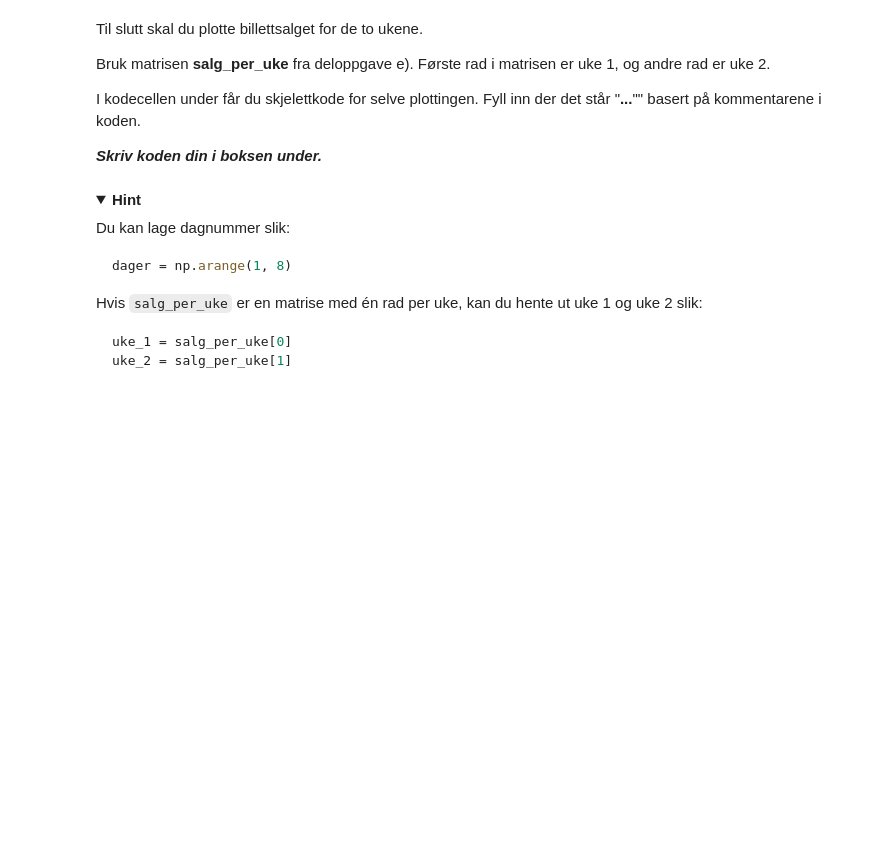
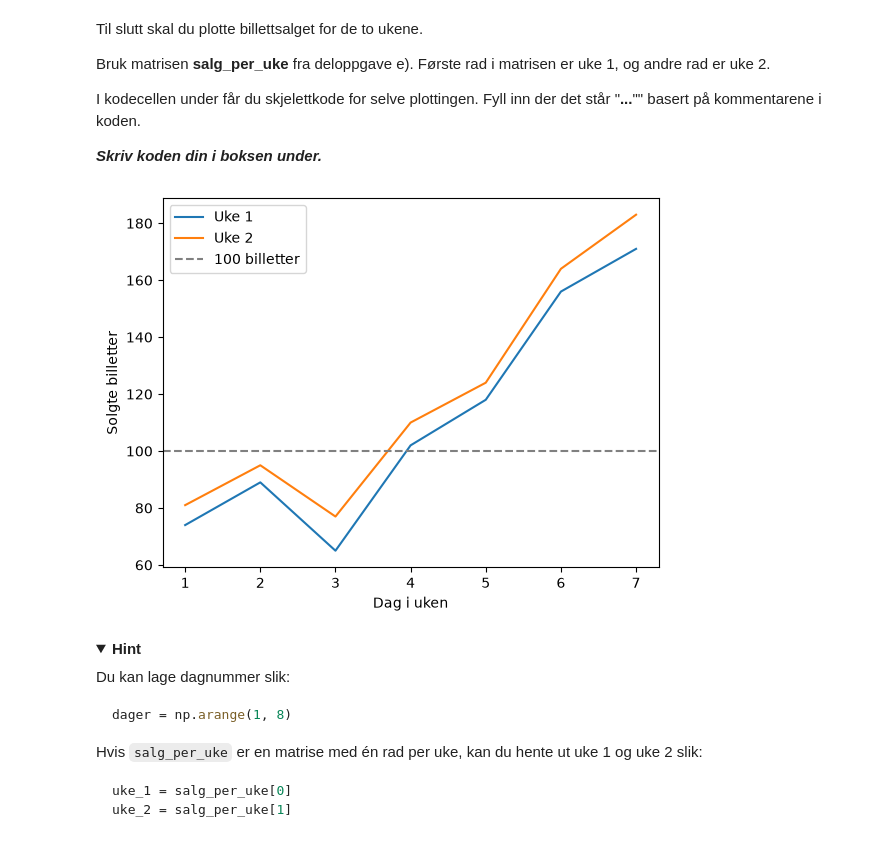
Before and after one commit to trymhc/TDT4110, a Jupyter notebook: Ovinger/Oving5/Intro til numpy-arrays.ipynb, the cells around one changed output. Drawn from its saved outputs; the diff is of its cells as text; code cells hidden in the pictures; folded sections open; blank space fills up the shorter version.

````diff
--- a/Ovinger/Oving5/Intro til numpy-arrays.ipynb
+++ b/Ovinger/Oving5/Intro til numpy-arrays.ipynb
@@ -57,6 +57,11 @@ Lag listen **solgte_billetter**. Lag deretter en NumPy-array som heter **solgte_
 Skriv ut både listen og NumPy-arrayen.
 
 ***Skriv koden din i boksen under.***
+# %%
+import numpy as np
+
+solgte_billetter = [74, 89, 65, 102, 118, 156, 171, 81, 95, 77, 110, 124, 164, 183]
+solgte_billetter_np = np.array(solgte_billetter)
 # %% [markdown]
 <details>
 <summary><b>Hint</b></summary>
@@ -180,3 +249,11 @@ print(salg_per_ukedag)
 ```
 
 ***Skriv koden din i boksen under.***
+# %%
+salg_per_uke = solgte_billetter_np.reshape(2, 7)
+
+print(salg_per_uke)
+
+salg_per_ukedag = salg_per_uke.transpose()
+
+print(salg_per_ukedag)
@@ -210,27 +297,29 @@ I kodecellen under får du skjelettkode for selve plottingen. Fyll inn der det s
 # %%
 # LF
 import matplotlib.pyplot as plt
 
 # Lager dagnummer fra 1 til 7
-dager = ...
+dager = [1, 2, 3, 4, 5, 6, 7]
 
 # Henter ut salget for uke 1 og uke 2 fra salg_per_uke
-uke_1 = ...
-uke_2 = ...
+uke_1 = salg_per_uke[0]
+uke_2 = salg_per_uke[1]
 
 # Plotter billettsalget for uke 1
-plt.plot(..., ..., label="Uke 1")
+plt.plot(dager, uke_1, label="Uke 1")
 
 # Plotter billettsalget for uke 2
-plt.plot(..., ..., label="Uke 2")
+plt.plot(dager, uke_2, label="Uke 2")
 
 # Vannrett linje som viser grensen for en god salgsdag
 plt.axhline(100, linestyle="--", color="gray", label="100 billetter")
 
 plt.xlabel("Dag i uken")
 plt.ylabel("Solgte billetter")
 plt.legend()
 plt.show()
+# %% [output]
+[figure, added]
 # %% [markdown]
 <details>
 <summary><b>Hint</b></summary>
````
Also changed, not shown: parts of 5 cells of this notebook, 21 other files.
